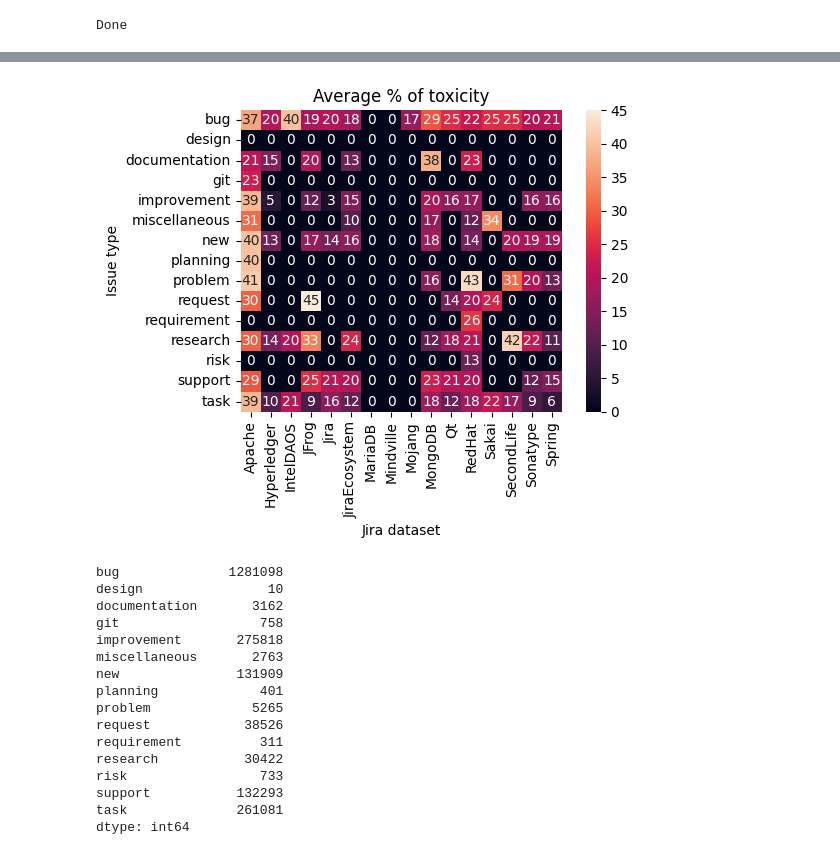
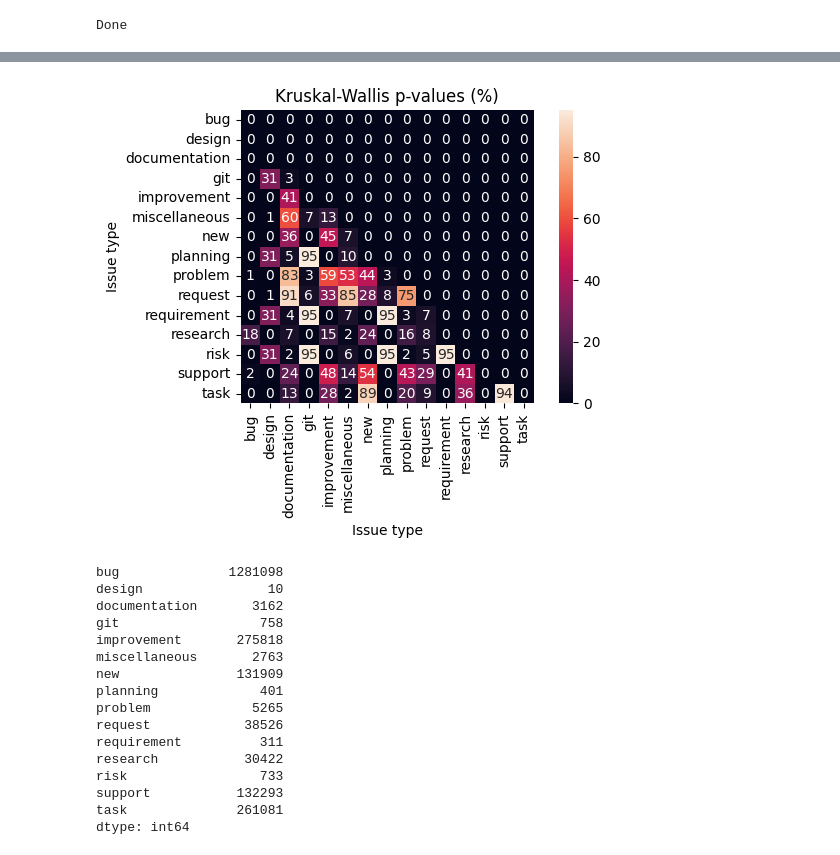
Before and after one commit to Pireax/2imp40, a Jupyter notebook: RQ2.ipynb, the cells around one changed output, grey strips where cells are left out. Cells and saved outputs as stored; diff of their text form; code cells hidden in the pictures.

```diff
--- a/RQ2.ipynb
+++ b/RQ2.ipynb
@@ -371,7 +384,24 @@ display(normality_test())
-# %%
-draw_heatmap(df_div.multiply(100).astype(int).sort_index(axis=0).sort_index(axis=1).T, 'Average % of toxicity', 'Jira dataset', 'Issue type')
-# %% [output]
-[figure, old version]
+# %%
+def kruskal_wallis(dataframe):
+    """Run Pairwise Kruskal-Walis on a 2D-matrix (resulting in a lower triangular matrix output because of pairwise tests).
+    """
+    df = dataframe.sort_index(axis=0).sort_index(axis=1)
+    results = pd.DataFrame(np.zeros((len(df.columns), len(df.columns))), columns=list(df.columns), index=list(df.columns))
+    columns = list(df.columns)
+
+    for x in columns:
+        for y in columns:
+            if(columns.index(y) > columns.index(x)):
+                result = stats.kruskal(df[x], df[y])
+                results[x][y] = result.pvalue
+
+    return results
+
+kruskal_wallis_pairwise_issues = kruskal_wallis(df_div)
+# %%
+draw_heatmap(kruskal_wallis_pairwise_issues.multiply(100).astype(int), 'Kruskal-Wallis p-values (%)', 'Issue type', 'Issue type', fmt='.2g')
+# %% [output]
+[figure, added]
 # %%
 # Amount of comments per issue type.
 display(df_comments.sum())
```
Also changed, not shown: parts of 16 cells of this notebook, 2 other files.
